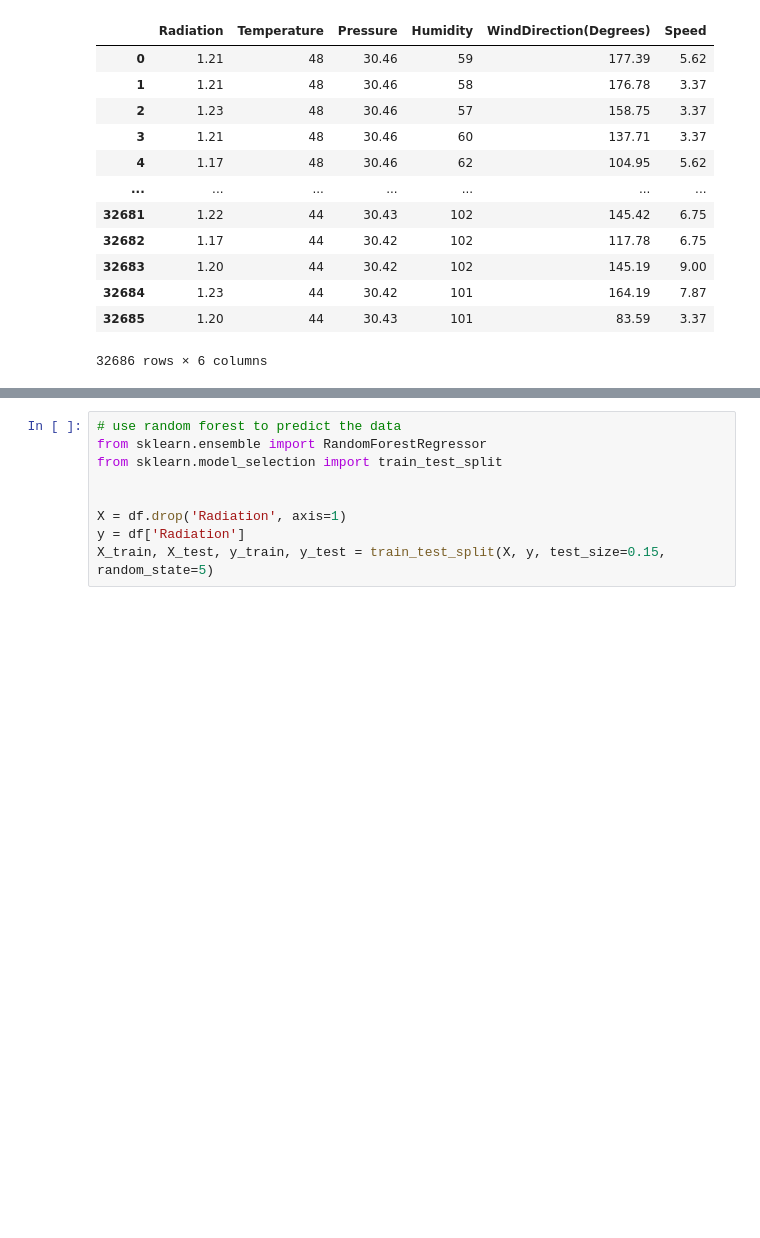
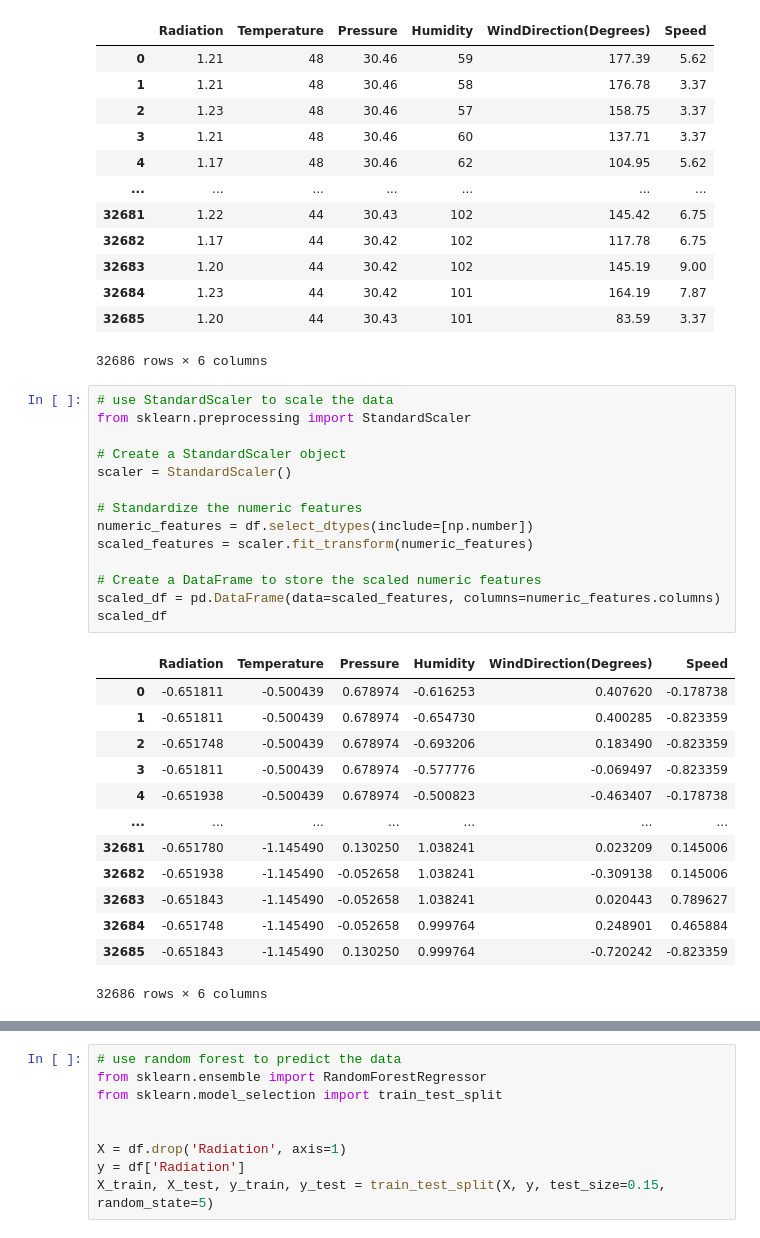
Before and after one commit to priyanshi-sr/SolarEnergyPredictionBackend, a Jupyter notebook: analyse.ipynb, the cells around one changed output, grey strips where cells are left out. Saved outputs shown, nothing was run; the diff lists cells and outputs as text; blank space fills up the shorter version.

```diff
--- a/analyse.ipynb
+++ b/analyse.ipynb
@@ -198,3 +198,31 @@ df
 | 32684 | 1.23 | 44 | 30.42 | 101 | 164.19 | 7.87 |
 | 32685 | 1.20 | 44 | 30.43 | 101 | 83.59 | 3.37 |
 32686 rows × 6 columns
+# %%
+# use StandardScaler to scale the data
+from sklearn.preprocessing import StandardScaler
+
+# Create a StandardScaler object
+scaler = StandardScaler()
+
+# Standardize the numeric features
+numeric_features = df.select_dtypes(include=[np.number])
+scaled_features = scaler.fit_transform(numeric_features)
+
+# Create a DataFrame to store the scaled numeric features
+scaled_df = pd.DataFrame(data=scaled_features, columns=numeric_features.columns)
+scaled_df
+# %% [output]
+|  | Radiation | Temperature | Pressure | Humidity | WindDirection(Degrees) | Speed |
+| 0 | -0.651811 | -0.500439 | 0.678974 | -0.616253 | 0.407620 | -0.178738 |
+| 1 | -0.651811 | -0.500439 | 0.678974 | -0.654730 | 0.400285 | -0.823359 |
+| 2 | -0.651748 | -0.500439 | 0.678974 | -0.693206 | 0.183490 | -0.823359 |
+| 3 | -0.651811 | -0.500439 | 0.678974 | -0.577776 | -0.069497 | -0.823359 |
+| 4 | -0.651938 | -0.500439 | 0.678974 | -0.500823 | -0.463407 | -0.178738 |
+| ... | ... | ... | ... | ... | ... | ... |
+| 32681 | -0.651780 | -1.145490 | 0.130250 | 1.038241 | 0.023209 | 0.145006 |
+| 32682 | -0.651938 | -1.145490 | -0.052658 | 1.038241 | -0.309138 | 0.145006 |
+| 32683 | -0.651843 | -1.145490 | -0.052658 | 1.038241 | 0.020443 | 0.789627 |
+| 32684 | -0.651748 | -1.145490 | -0.052658 | 0.999764 | 0.248901 | 0.465884 |
+| 32685 | -0.651843 | -1.145490 | 0.130250 | 0.999764 | -0.720242 | -0.823359 |
+32686 rows × 6 columns
```
Also changed, not shown: parts of 8 cells of this notebook.
